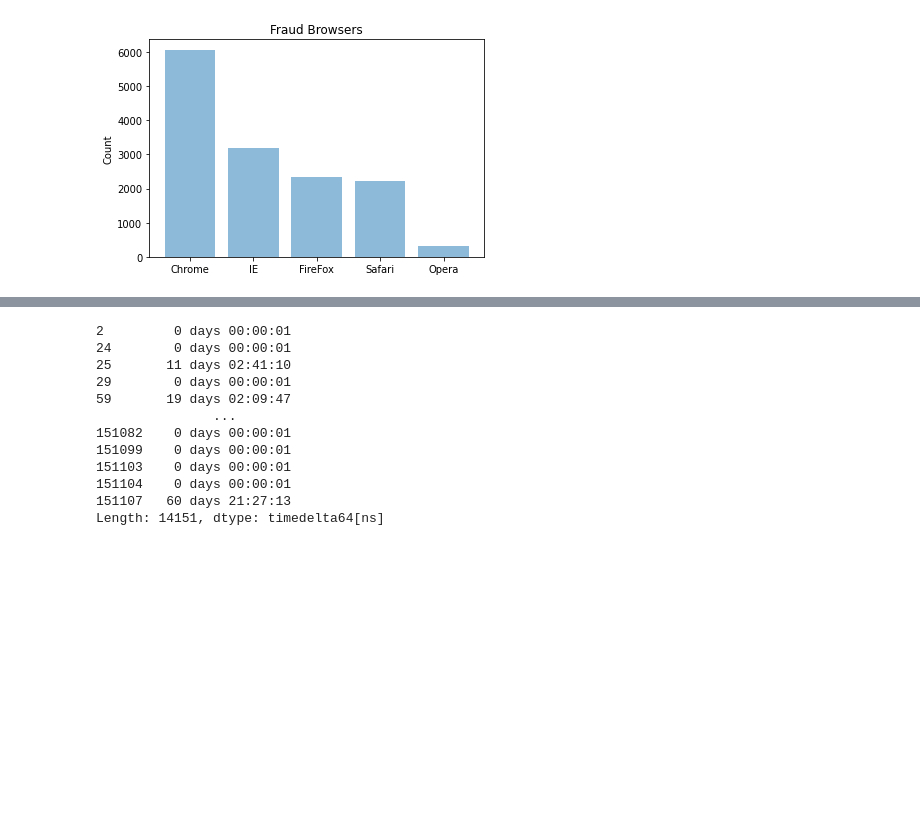
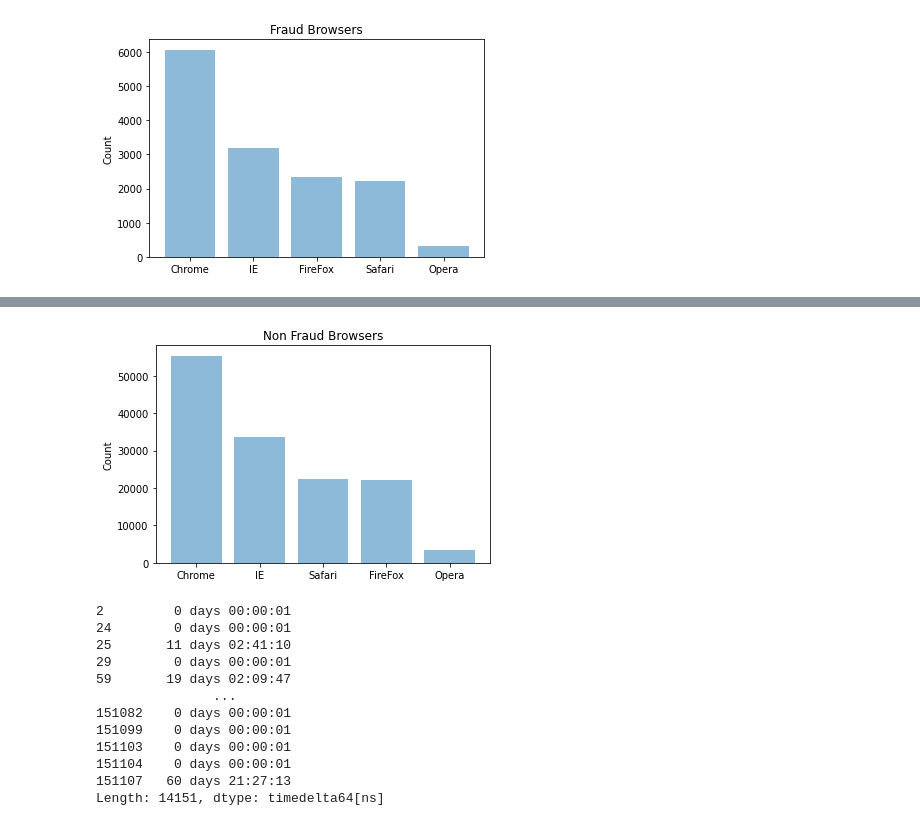
Before and after one commit to KohSiXing/BT4012-Fraud-Analytics, a Jupyter notebook: Untitled.ipynb, the cells around one changed output, grey strips where cells are left out. Cells and saved outputs as stored; diff of their text form; code cells hidden in the pictures; blank space fills up the shorter version.

```diff
--- a/Untitled.ipynb
+++ b/Untitled.ipynb
@@ -127,3 +127,6 @@ plt.title('Fraud Browsers')
 plt.show()
 # %% [output]
 [figure]
+# %%
+nf_data = data[data["class"] == 0]
+nf_data
@@ -129,0 +147,4 @@ plt.show()
+# %%
+browsers = pd.DataFrame(nf_data.browser.value_counts()).reset_index()
+browsers.columns = ["Browser","Count"]
+browsers
@@ -130,3 +158,11 @@ plt.show()
+# %%
+plt.bar(browsers.Browser, browsers.Count, align='center', alpha=0.5)
+plt.ylabel('Count')
+plt.title('Non Fraud Browsers')
+
+plt.show()
+# %% [output]
+[figure, added]
 # %%
 pd.to_datetime(f_data["purchase_time"]) - pd.to_datetime(f_data["signup_time"])
 # %% [output]
```
Also changed, not shown: parts of 2 cells of this notebook, 1 other file.
